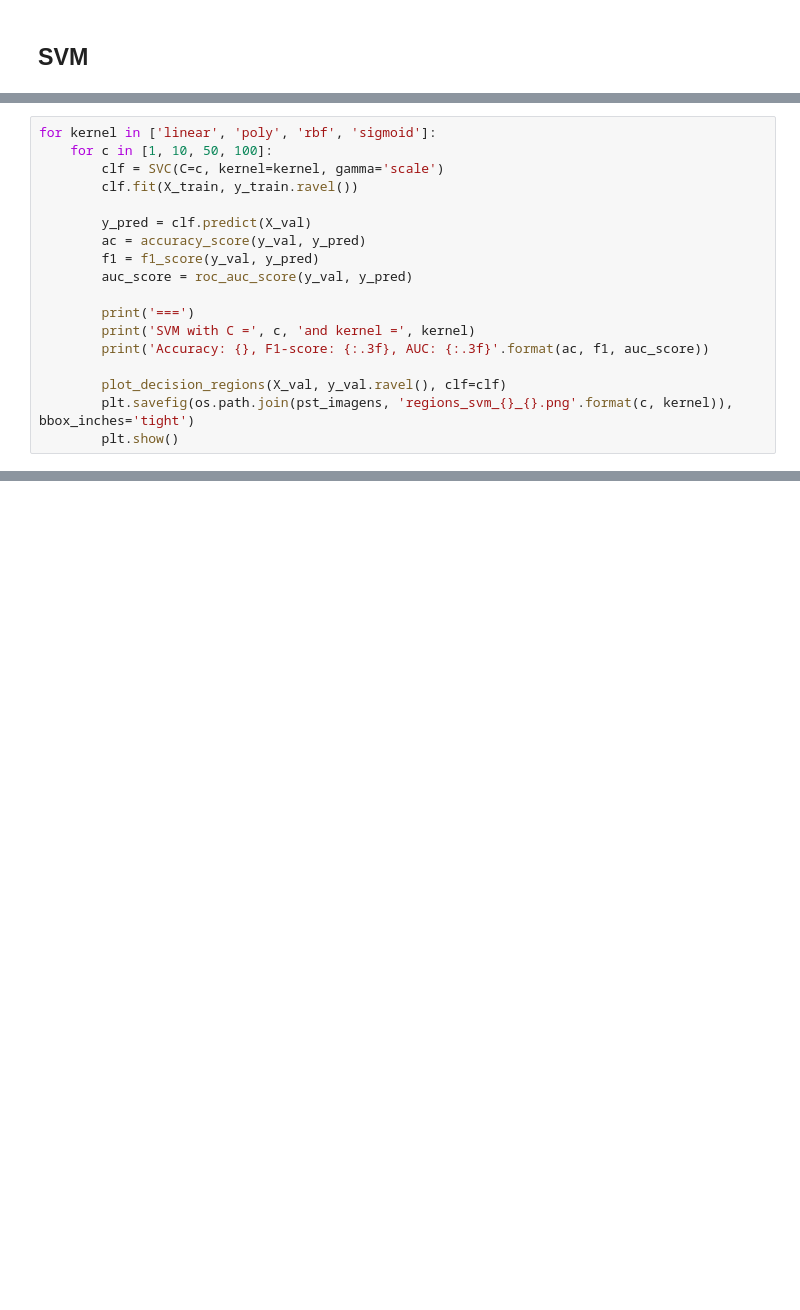
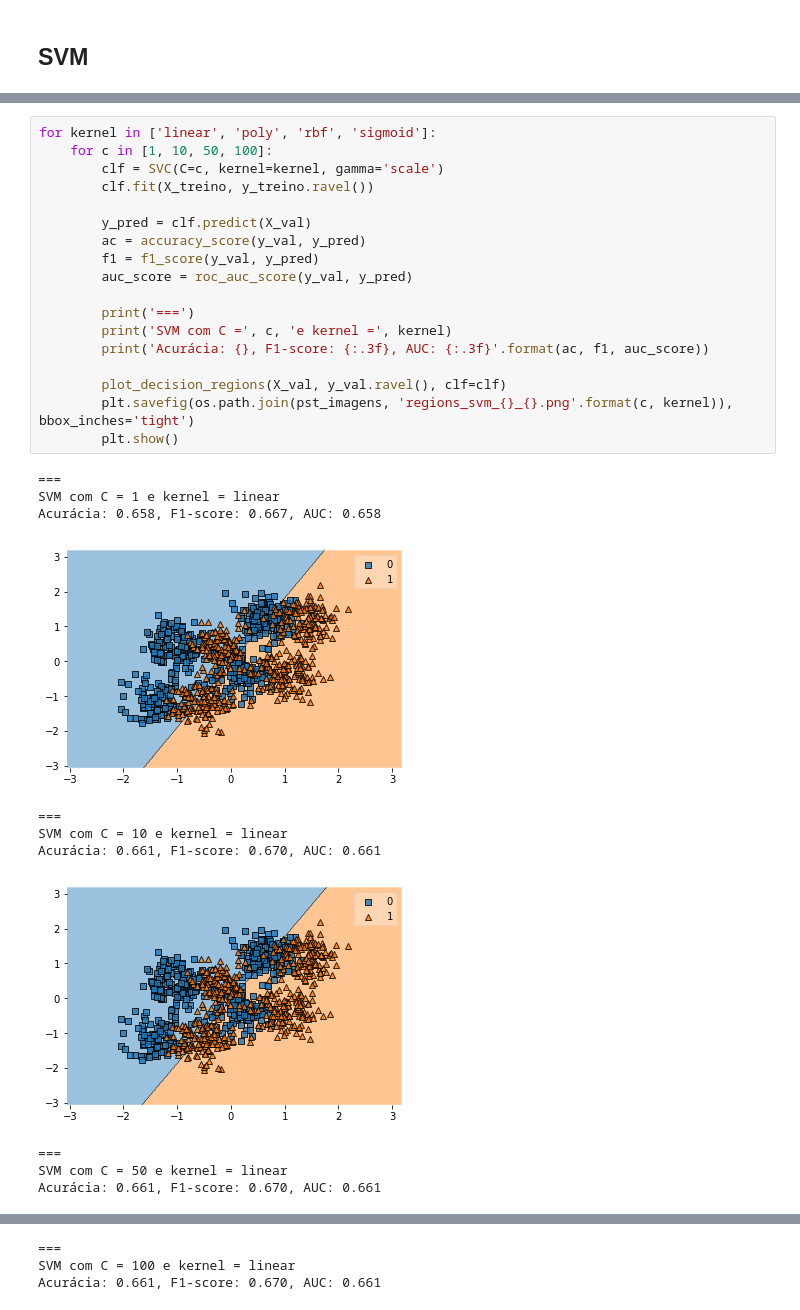
Before and after one commit to jimitogni/ia006, a Jupyter notebook: list3/EFC3.ipynb, the cells around one changed output, grey strips where cells are left out. Saved outputs shown, nothing was run; the diff lists cells and outputs as text; blank space fills up the shorter version.

```diff
--- a/list3/EFC3.ipynb
+++ b/list3/EFC3.ipynb
@@ -297,18 +517,30 @@ accuracy_score(y_pred, y_val)
 # %%
 for kernel in ['linear', 'poly', 'rbf', 'sigmoid']:
     for c in [1, 10, 50, 100]:
         clf = SVC(C=c, kernel=kernel, gamma='scale')
-        clf.fit(X_train, y_train.ravel())
+        clf.fit(X_treino, y_treino.ravel())
 
         y_pred = clf.predict(X_val)
         ac = accuracy_score(y_val, y_pred)
         f1 = f1_score(y_val, y_pred)
         auc_score = roc_auc_score(y_val, y_pred)
 
         print('===')
-        print('SVM with C =', c, 'and kernel =', kernel)
-        print('Accuracy: {}, F1-score: {:.3f}, AUC: {:.3f}'.format(ac, f1, auc_score))
+        print('SVM com C =', c, 'e kernel =', kernel)
+        print('Acurácia: {}, F1-score: {:.3f}, AUC: {:.3f}'.format(ac, f1, auc_score))
 
         plot_decision_regions(X_val, y_val.ravel(), clf=clf)
         plt.savefig(os.path.join(pst_imagens, 'regions_svm_{}_{}.png'.format(c, kernel)), bbox_inches='tight')
         plt.show()
+# %% [output]
+===
+SVM com C = 1 e kernel = linear
+Acurácia: 0.658, F1-score: 0.667, AUC: 0.658
+[figure, added]
+===
+SVM com C = 10 e kernel = linear
+Acurácia: 0.661, F1-score: 0.670, AUC: 0.661
+[figure, added]
+===
+SVM com C = 50 e kernel = linear
+Acurácia: 0.661, F1-score: 0.670, AUC: 0.661
@@ -314,0 +548,3 @@ for kernel in ['linear', 'poly', 'rbf', 'sigmoid']:
+===
+SVM com C = 100 e kernel = linear
+Acurácia: 0.661, F1-score: 0.670, AUC: 0.661
```
Also changed, not shown: parts of 15 cells of this notebook, 19 other files.
